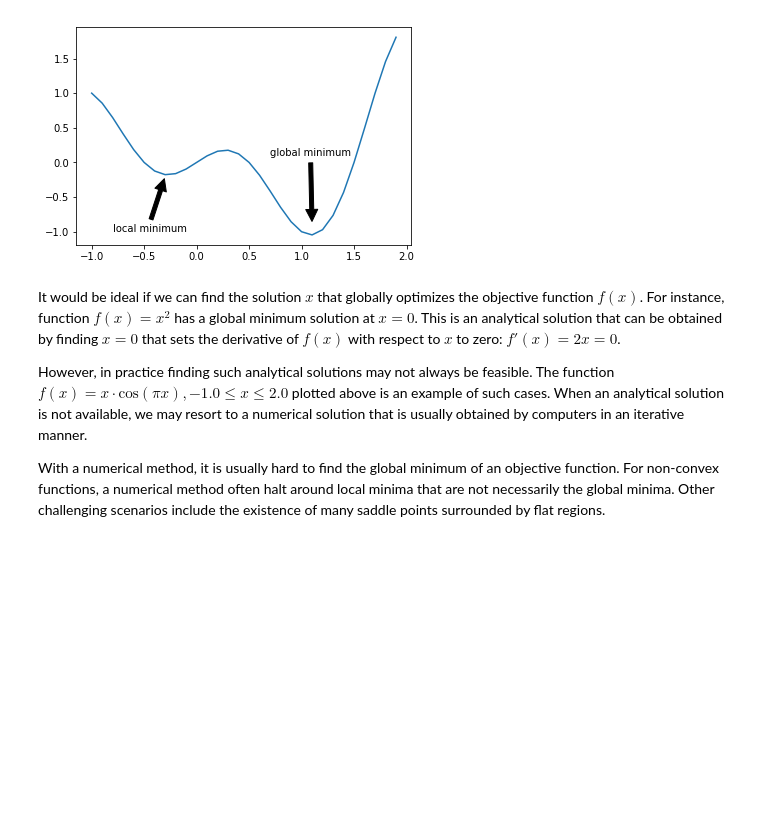
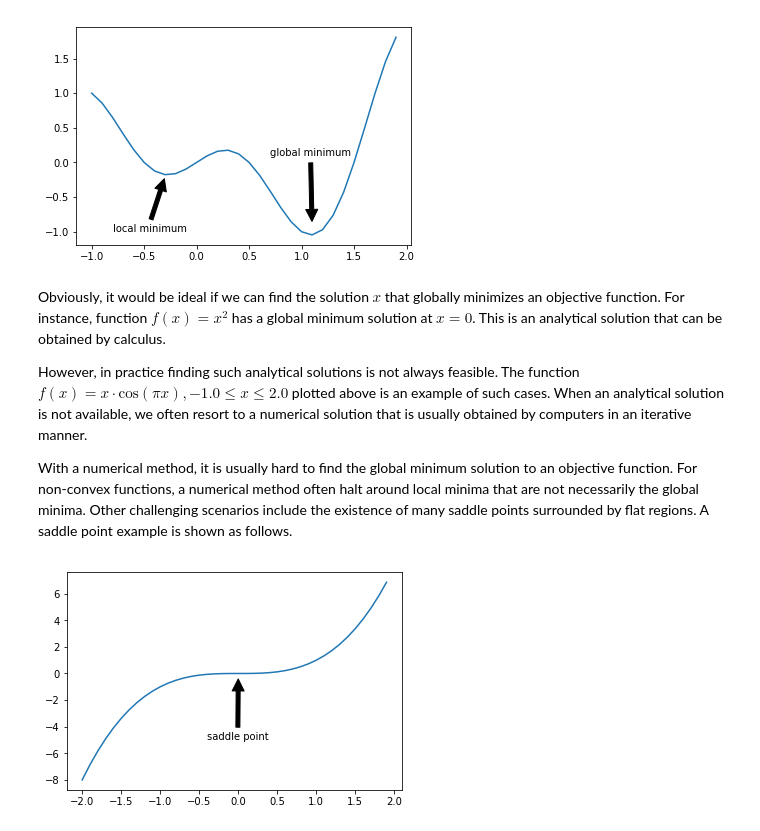
Before and after one commit to zackchase/mxnet-the-straight-dope, a Jupyter notebook: P13-C01-intro.ipynb, the cells around one changed output. Cells and saved outputs as stored; diff of their text form; code cells hidden in the pictures; blank space fills up the shorter version.

Commit message:
add saddle point explanations

```diff
--- a/P13-C01-intro.ipynb
+++ b/P13-C01-intro.ipynb
@@ -45,11 +43,21 @@ plt.show()
 # %% [output]
 [figure]
 # %% [markdown]
-It would be ideal if we can find the solution $x$ that globally optimizes the objective function $f(x)$. For instance, function $f(x) = x^2$ has a global minimum solution at $x = 0$. This is an analytical solution that can be obtained by finding $x = 0$ that sets the derivative of $f(x)$ with respect to $x$ to zero: $f'(x) = 2x = 0$.
+Obviously, it would be ideal if we can find the solution $x$ that globally minimizes an objective function. For instance, function $f(x) = x^2$ has a global minimum solution at $x = 0$. This is an analytical solution that can be obtained by calculus.
 
-However, in practice finding such analytical solutions may not always be feasible. The function $f(x) = x \cdot \text{cos}(\pi x), -1.0 \leq x \leq 2.0$ plotted above is an example of such cases. When an analytical solution is not available, we may resort to a numerical solution that is usually obtained by computers in an iterative manner.
+However, in practice finding such analytical solutions is not always feasible. The function $f(x) = x \cdot \text{cos}(\pi x), -1.0 \leq x \leq 2.0$ plotted above is an example of such cases. When an analytical solution is not available, we often resort to a numerical solution that is usually obtained by computers in an iterative manner.
 
-With a numerical method, it is usually hard to find the global minimum of an objective function. For non-convex functions, a numerical method often halt around local minima that are not necessarily the global minima. Other challenging scenarios include the existence of many saddle points surrounded by flat regions.
+With a numerical method, it is usually hard to find the global minimum solution to an objective function. For non-convex functions, a numerical method often halt around local minima that are not necessarily the global minima. Other challenging scenarios include the existence of many saddle points surrounded by flat regions. A saddle point example is shown as follows.
+# %%
+x = np.arange(-2.0, 2.0, 0.1)
+fig = plt.figure()
+ax = fig.add_subplot(111)
+ax.annotate('saddle point', xy=(0, -0.2), xytext=(-0.4, -5.0),
+            arrowprops=dict(facecolor='black', shrink=0.05))
+plt.plot(x, x**3)
+plt.show()
+# %% [output]
+[figure, added]
 # %% [markdown]
 ### Machine precision constraint
 
```
Also changed, not shown: parts of 4 cells of this notebook.
